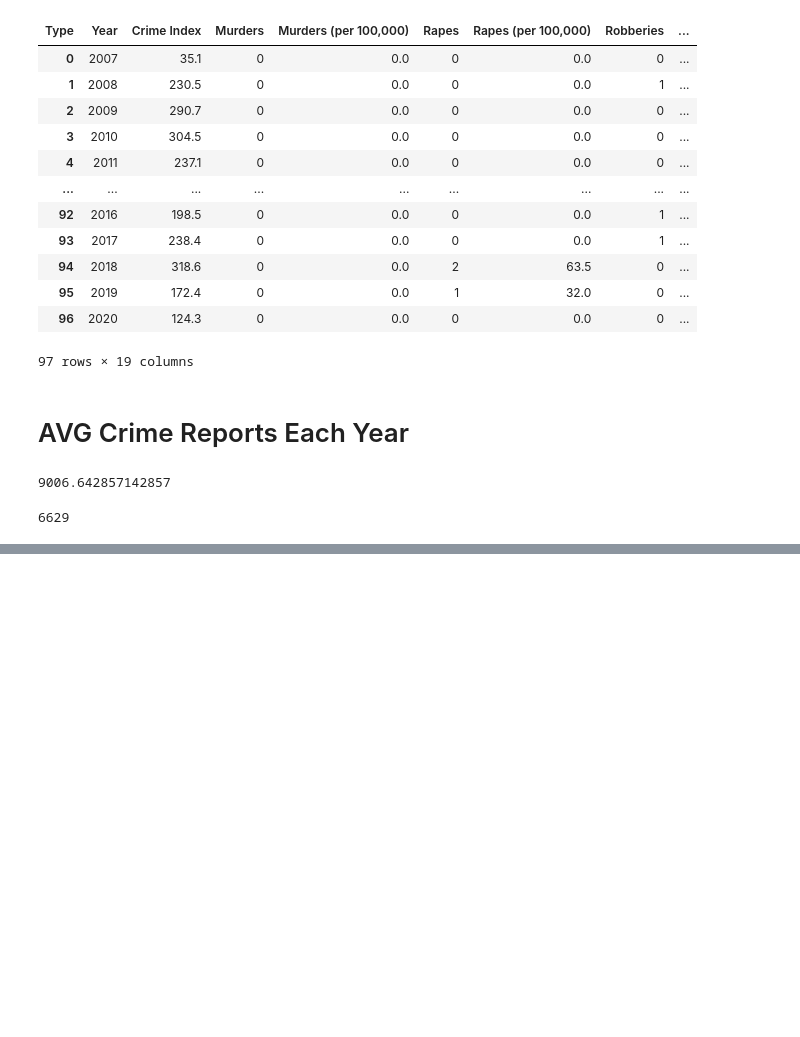
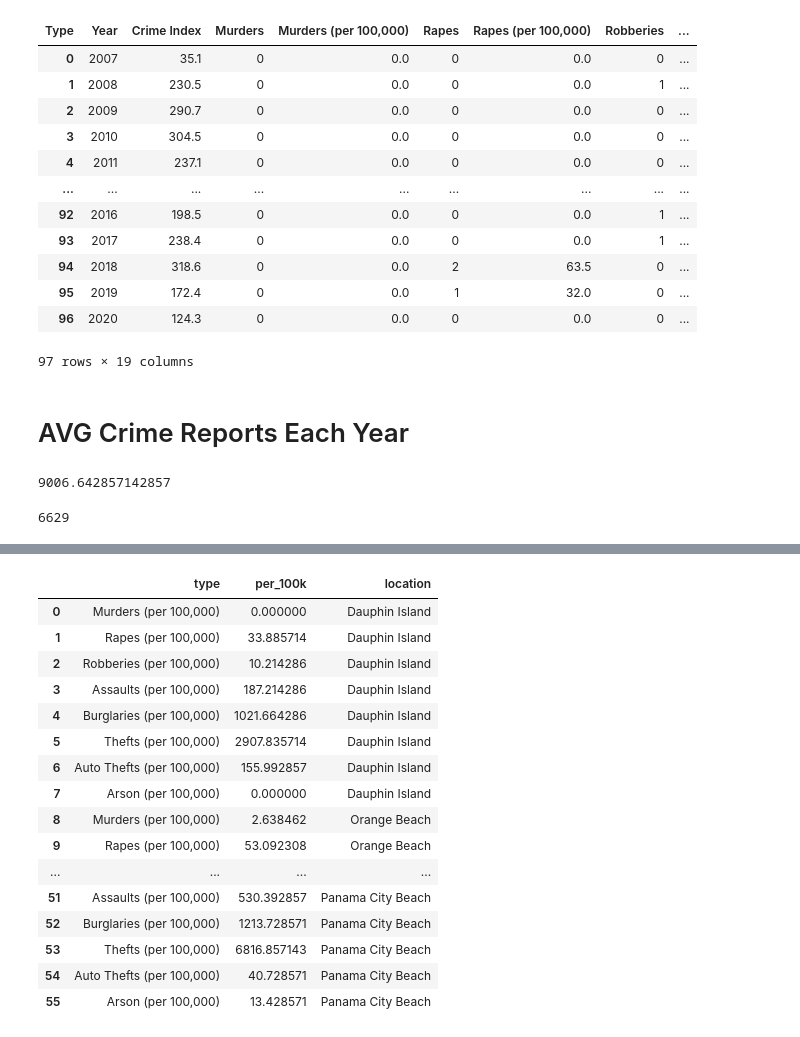
Before and after one commit to NSS-Full-Time-Data-Analytics-9/bwilhelm_capstone, a Jupyter notebook: scripts/crime_data.ipynb, the cells around one changed output, grey strips where cells are left out. Saved outputs shown, nothing was run; the diff lists cells and outputs as text; code cells hidden in the pictures; blank space fills up the shorter version.

```diff
--- a/scripts/crime_data.ipynb
+++ b/scripts/crime_data.ipynb
@@ -528,0 +637,9 @@ all_crime_beaches['Assaults'].sum()
+# %%
+#Gulfport
+test_5 = crimes_agg.loc[crimes_agg['location']=='Gulfport Beach'][['Murders (per 100,000)', 'Rapes (per 100,000)',
+       'Robberies (per 100,000)', 'Assaults (per 100,000)',
+       'Burglaries (per 100,000)', 'Thefts (per 100,000)',
+       'Auto Thefts (per 100,000)', 'Arson (per 100,000)']].T.reset_index()
+test_5.columns = ['type', 'per_100k']
+test_5['location'] = 'Gulfport Beach'
+test_5
@@ -528,0 +656,9 @@ all_crime_beaches['Assaults'].sum()
+# %%
+#Palms
+test_6 = crimes_agg.loc[crimes_agg['location']=='Isle of Palms'][['Murders (per 100,000)', 'Rapes (per 100,000)',
+       'Robberies (per 100,000)', 'Assaults (per 100,000)',
+       'Burglaries (per 100,000)', 'Thefts (per 100,000)',
+       'Auto Thefts (per 100,000)', 'Arson (per 100,000)']].T.reset_index()
+test_6.columns = ['type', 'per_100k']
+test_6['location'] = 'Isle of Palms'
+test_6
@@ -528,0 +675,9 @@ all_crime_beaches['Assaults'].sum()
+# %%
+#Panama
+test_7 = crimes_agg.loc[crimes_agg['location']=='Panama City Beach'][['Murders (per 100,000)', 'Rapes (per 100,000)',
+       'Robberies (per 100,000)', 'Assaults (per 100,000)',
+       'Burglaries (per 100,000)', 'Thefts (per 100,000)',
+       'Auto Thefts (per 100,000)', 'Arson (per 100,000)']].T.reset_index()
+test_7.columns = ['type', 'per_100k']
+test_7['location'] = 'Panama City Beach'
+test_7
@@ -528,0 +694,32 @@ all_crime_beaches['Assaults'].sum()
+# %%
+test = pd.merge(test_1, test_2,
+        on = ('type', 'per_100k', 'location'), how='outer')
+test = pd.merge(test, test_3,
+        on = ('type', 'per_100k', 'location'), how='outer')
+test = pd.merge(test, test_4,
+        on = ('type', 'per_100k', 'location'), how='outer')
+test = pd.merge(test, test_5,
+        on = ('type', 'per_100k', 'location'), how='outer')
+test = pd.merge(test, test_6,
+        on = ('type', 'per_100k', 'location'), how='outer')
+test = pd.merge(test, test_7,
+        on = ('type', 'per_100k', 'location'), how='outer')
+test
+# %% [output]
+|  | type | per_100k | location |
+| 0 | Murders (per 100,000) | 0.000000 | Dauphin Island |
+| 1 | Rapes (per 100,000) | 33.885714 | Dauphin Island |
+| 2 | Robberies (per 100,000) | 10.214286 | Dauphin Island |
+| 3 | Assaults (per 100,000) | 187.214286 | Dauphin Island |
+| 4 | Burglaries (per 100,000) | 1021.664286 | Dauphin Island |
+| 5 | Thefts (per 100,000) | 2907.835714 | Dauphin Island |
+| 6 | Auto Thefts (per 100,000) | 155.992857 | Dauphin Island |
+| 7 | Arson (per 100,000) | 0.000000 | Dauphin Island |
+| 8 | Murders (per 100,000) | 2.638462 | Orange Beach |
+| 9 | Rapes (per 100,000) | 53.092308 | Orange Beach |
+| ... | ... | ... | ... |
+| 51 | Assaults (per 100,000) | 530.392857 | Panama City Beach |
+| 52 | Burglaries (per 100,000) | 1213.728571 | Panama City Beach |
+| 53 | Thefts (per 100,000) | 6816.857143 | Panama City Beach |
+| 54 | Auto Thefts (per 100,000) | 40.728571 | Panama City Beach |
+| 55 | Arson (per 100,000) | 13.428571 | Panama City Beach |
```
Also changed, not shown: parts of 28 cells of this notebook, 1 other file.
